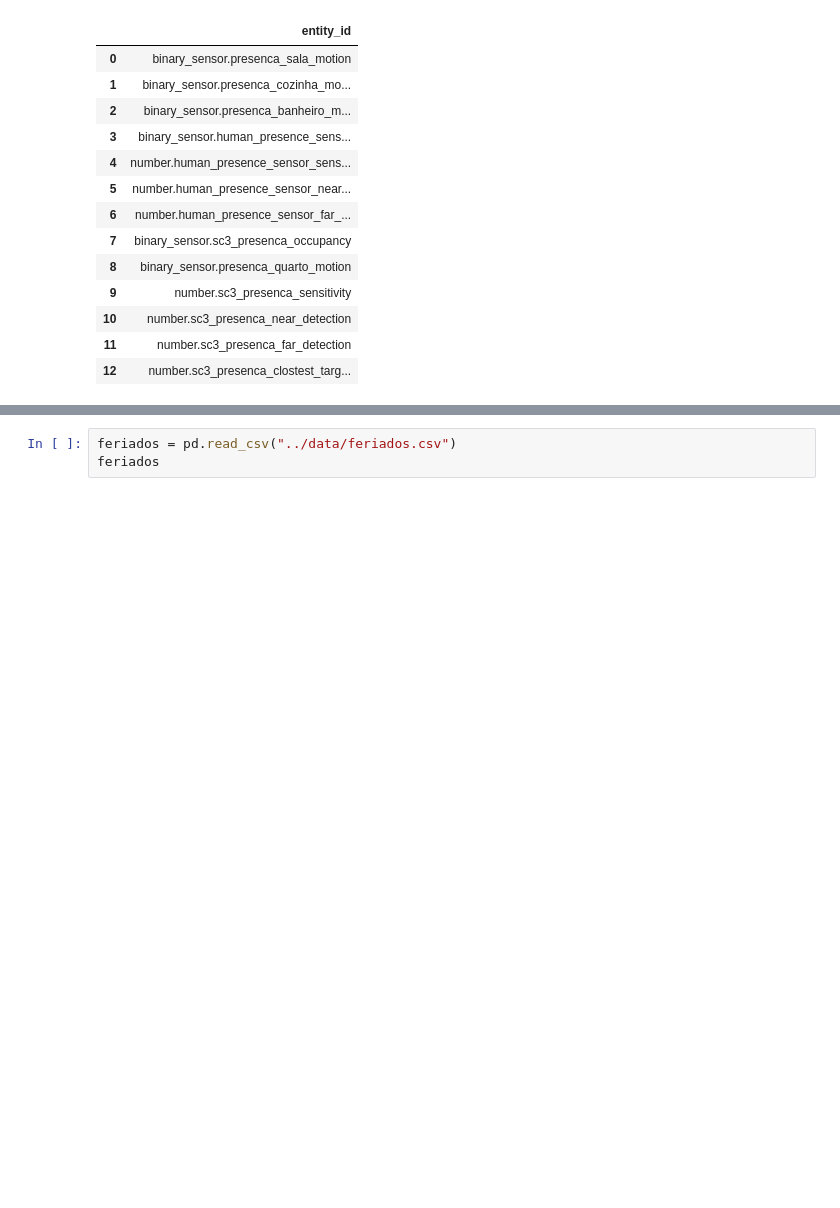
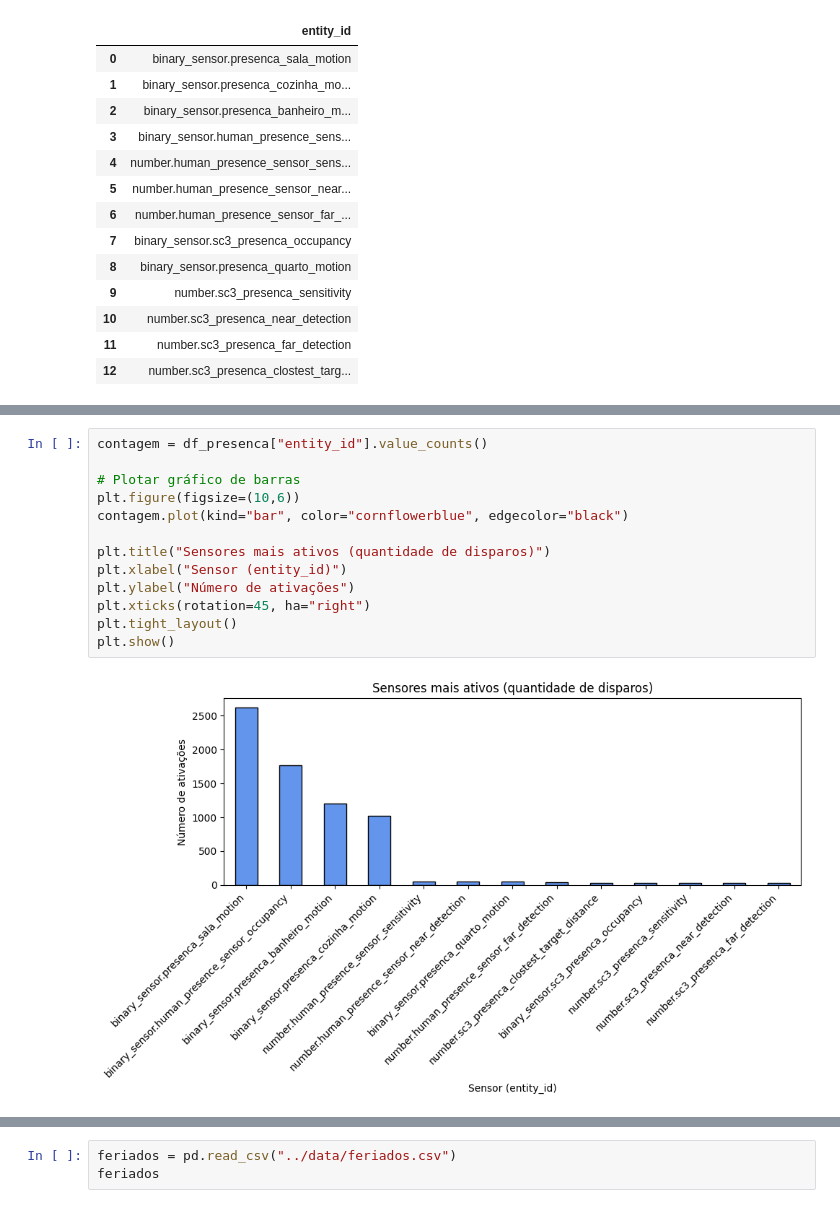
Before and after one commit to italogabrielcs/Smart-Home-Analytics, a Jupyter notebook: src/EDA.ipynb, the cells around one changed output, grey strips where cells are left out. Cells and saved outputs as stored; diff of their text form; blank space fills up the shorter version.

```diff
--- a/src/EDA.ipynb
+++ b/src/EDA.ipynb
@@ -174,0 +221,15 @@ str
+# %%
+contagem = df_presenca["entity_id"].value_counts()
+
+# Plotar gráfico de barras
+plt.figure(figsize=(10,6))
+contagem.plot(kind="bar", color="cornflowerblue", edgecolor="black")
+
+plt.title("Sensores mais ativos (quantidade de disparos)")
+plt.xlabel("Sensor (entity_id)")
+plt.ylabel("Número de ativações")
+plt.xticks(rotation=45, ha="right")
+plt.tight_layout()
+plt.show()
+# %% [output]
+[figure, added]
```
Also changed, not shown: parts of 7 cells of this notebook, 1 other file.
